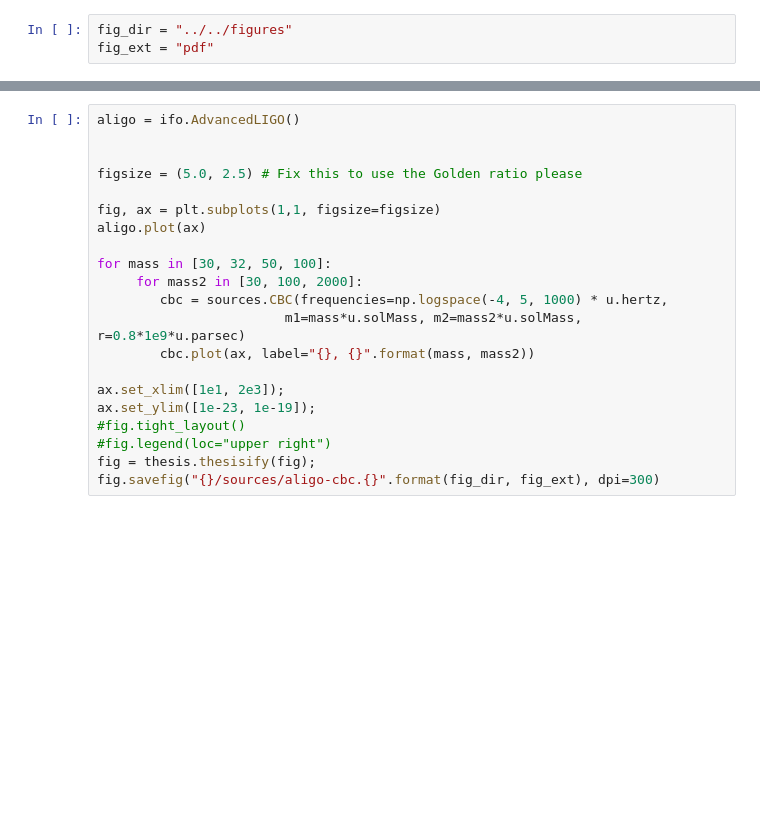
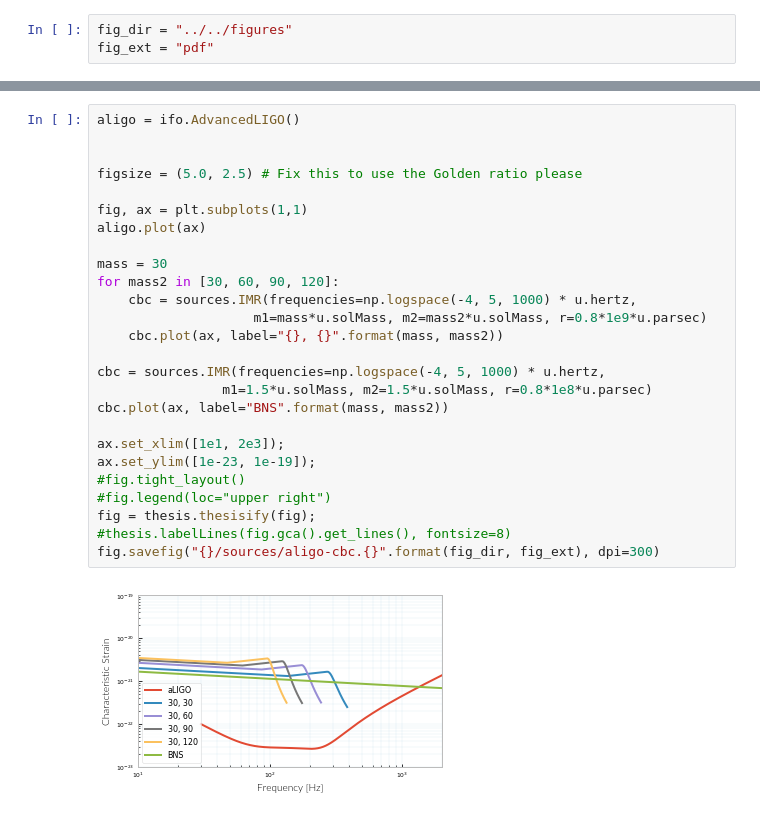
Before and after one commit to transientlunatic/IMGWDA, a Jupyter notebook: notebooks/intro/sensitivity-curves.ipynb, the cells around one changed output, grey strips where cells are left out. Drawn from its saved outputs; the diff is of its cells as text; blank space fills up the shorter version.

```diff
--- a/notebooks/intro/sensitivity-curves.ipynb
+++ b/notebooks/intro/sensitivity-curves.ipynb
@@ -51,24 +72,31 @@ fig.savefig("{}/sources/source-ccsn.{}".format(fig_dir, fig_ext), dpi=300)
 # %%
 aligo = ifo.AdvancedLIGO()
 
 
 figsize = (5.0, 2.5) # Fix this to use the Golden ratio please
 
-fig, ax = plt.subplots(1,1, figsize=figsize)
+fig, ax = plt.subplots(1,1)
 aligo.plot(ax)
 
-for mass in [30, 32, 50, 100]:
-     for mass2 in [30, 100, 2000]:
-        cbc = sources.CBC(frequencies=np.logspace(-4, 5, 1000) * u.hertz,
-                        m1=mass*u.solMass, m2=mass2*u.solMass, r=0.8*1e9*u.parsec)
-        cbc.plot(ax, label="{}, {}".format(mass, mass2))
+mass = 30
+for mass2 in [30, 60, 90, 120]:
+    cbc = sources.IMR(frequencies=np.logspace(-4, 5, 1000) * u.hertz,
+                    m1=mass*u.solMass, m2=mass2*u.solMass, r=0.8*1e9*u.parsec)
+    cbc.plot(ax, label="{}, {}".format(mass, mass2))
+
+cbc = sources.IMR(frequencies=np.logspace(-4, 5, 1000) * u.hertz,
+                m1=1.5*u.solMass, m2=1.5*u.solMass, r=0.8*1e8*u.parsec)
+cbc.plot(ax, label="BNS".format(mass, mass2))
 
 ax.set_xlim([1e1, 2e3]);
 ax.set_ylim([1e-23, 1e-19]);
 #fig.tight_layout()
 #fig.legend(loc="upper right")
 fig = thesis.thesisify(fig);
+#thesis.labelLines(fig.gca().get_lines(), fontsize=8)
 fig.savefig("{}/sources/aligo-cbc.{}".format(fig_dir, fig_ext), dpi=300)
+# %% [output]
+[figure, added]
 # %%
 lisa = ifo.LISA()
 decigo = ifo.Decigo()
```
Also changed, not shown: parts of 6 cells of this notebook, 3 other files.
